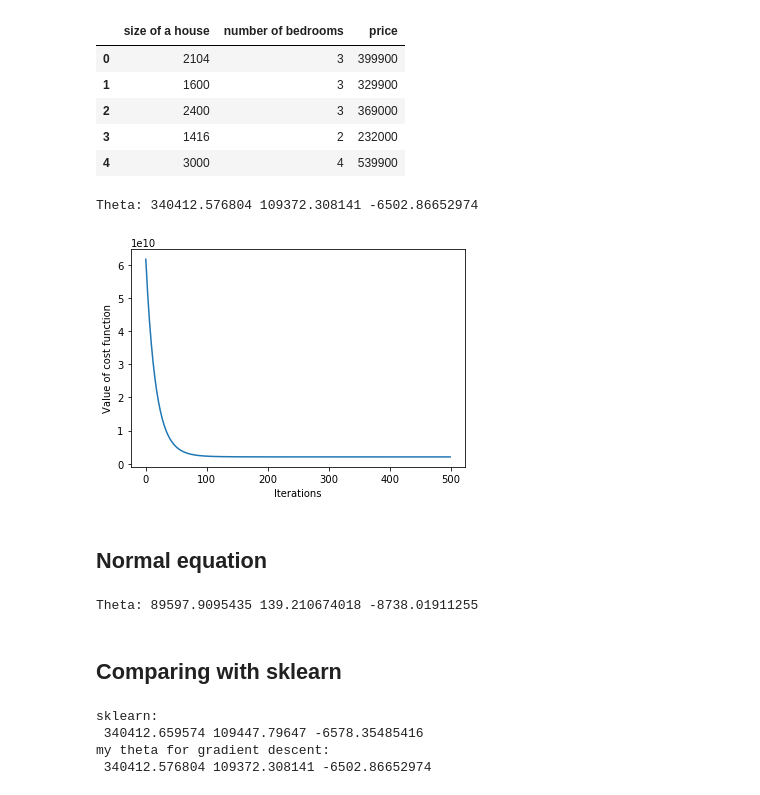
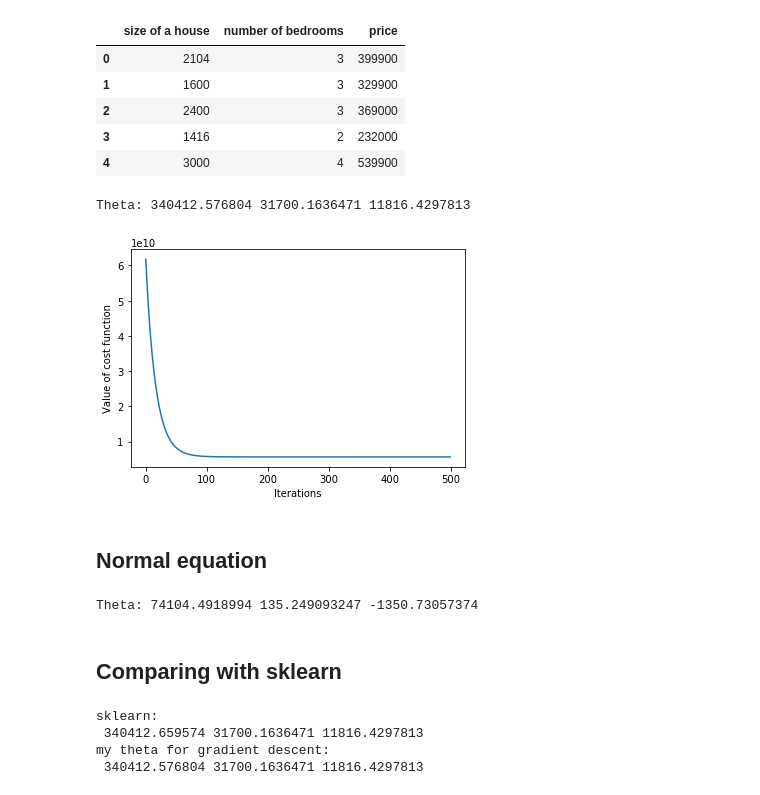
Before and after one commit to Kseniiakv/ml_algorithms, a Jupyter notebook: Linear regression.ipynb, the cells around one changed output. Saved outputs shown, nothing was run; the diff lists cells and outputs as text; code cells hidden in the pictures.

```diff
--- a/Linear regression.ipynb
+++ b/Linear regression.ipynb
@@ -23,11 +23,9 @@ def gradient_desc(X, y, theta, alpha, lambda_coeff, num_iters):
     m = len(y)
     cost_history = []
     for i in range(num_iters):
-        # expression for theta without regularization
-        theta_wo_reg = theta - (alpha/m) * np.dot(X.T,(np.dot(X, theta) - y))
-
-        temp = (1 - (alpha/m) * lambda_coeff) * theta_wo_reg
-        temp[0] = theta_wo_reg[0]
+        reg_term = (alpha/m) * lambda_coeff * theta
+        temp = theta - (alpha/m) * np.dot(X.T,(np.dot(X, theta) - y)) - reg_term
+        temp[0] += reg_term[0]
         theta = temp
         cost_history.append(cost_func(X, y, theta, lambda_coeff))
 
@@ -154,19 +154,19 @@ df2.head()
 # %%
 alpha=0.03
 num_iters=500
-lambda_coeff=0
+lambda_coeff=100
 
 X_new2, theta2, mean2, std2, cost_history2 = linear_regression(X2, y2, alpha, lambda_coeff, num_iters)
 
 print('Theta:', *theta2)
 
 plt.plot(cost_history2)
 plt.xlabel('Iterations')
 plt.ylabel('Value of cost function')
 plt.show()
 # %% [output]
-Theta: 340412.576804 109372.308141 -6502.86652974
+Theta: 340412.576804 31700.1636471 11816.4297813
-[figure, old version]
+[figure, new version]
 # %% [markdown]
 ## Normal equation
 # %%
@@ -174,7 +174,7 @@ X2.insert(0, 'zero_feature', 1)
 theta_n2, cost_n2 = normal_eqn(X2, y2, lambda_coeff)
 print('Theta:', *theta_n2)
 # %% [output]
-Theta: 89597.9095435 139.210674018 -8738.01911255
+Theta: 74104.4918994 135.249093247 -1350.73057374
 # %% [markdown]
 ## Comparing with sklearn
 # %%
@@ -183,12 +183,12 @@ y2 = df2[df2.columns[-1]]
 X2, mean2, std2 = feature_normalize(X2)
 X2.insert(0, 'zero_feature', 1)
 
-regr2 = linear_model.LinearRegression()
+regr2 = linear_model.Ridge(alpha = 100)
 regr2.fit(X2, y2)
 print('sklearn:\n', regr2.intercept_, *regr2.coef_[1:])
 print('my theta for gradient descent:\n', *theta2)
 # %% [output]
 sklearn:
- 340412.659574 109447.79647 -6578.35485416
+ 340412.659574 31700.1636471 11816.4297813
 my theta for gradient descent:
- 340412.576804 109372.308141 -6502.86652974
+ 340412.576804 31700.1636471 11816.4297813
```
Also changed, not shown: parts of 4 cells of this notebook, 4 other files.
